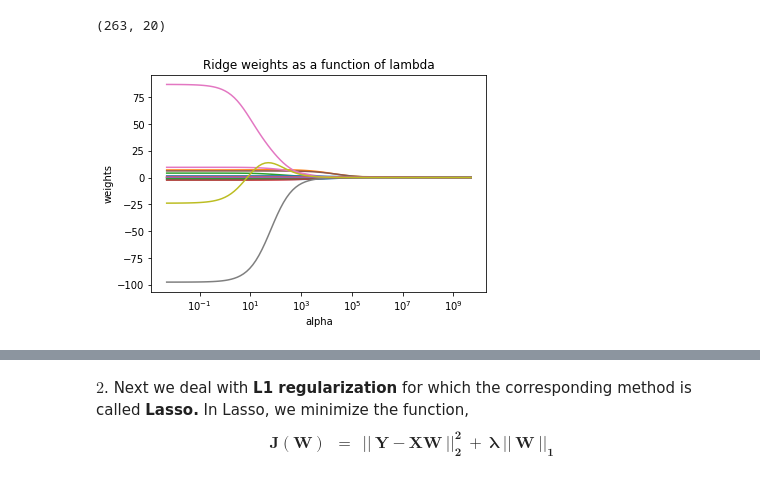
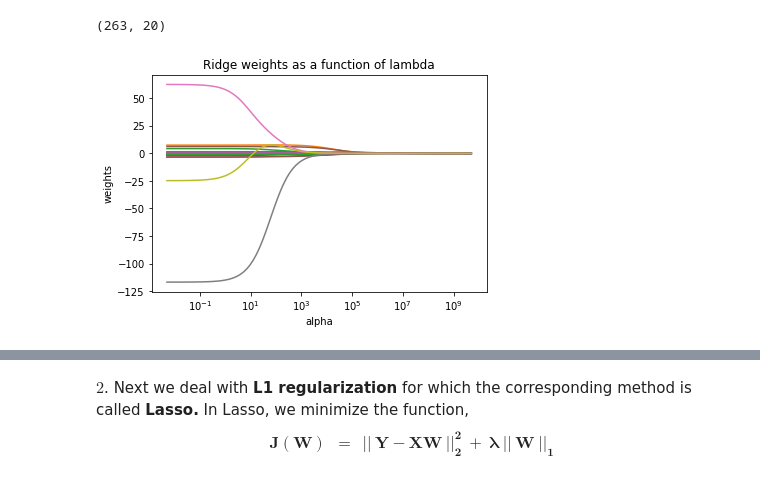
Before and after one commit to zshn25/Neural-Networks-Implementation-Application, a Jupyter notebook: nniaassignment6final.ipynb, the cells around one changed output, grey strips where cells are left out. Cells and saved outputs as stored; diff of their text form; code cells hidden in the pictures.

```diff
--- a/nniaassignment6final.ipynb
+++ b/nniaassignment6final.ipynb
@@ -68,34 +68,37 @@ data_indep.shape
 # %%
 # Initialize values for the alphas
 lamdas = 10**np.linspace(10,-2,100)*0.5
 
 # Create a Ridge Object that performs ridge regression
-# ridge = Ridge(lamdas)
+ridge = Ridge()
 
 # Create list to hold ridge weights
 weights = []
+intercept =[]
 
 # Iterate over all lamdas, performing data fitting with ridge regression
 # and find the corresponding co-efficients
 X = data_indep.drop("Player", axis=1)
 
 Y = salary
 
 for i in lamdas:
-    ridge = Ridge(alpha = i, fit_intercept=False)
+
+    ridge.set_params(alpha = i)
     ridge.fit(X, Y)
     weights.append(ridge.coef_)
+    intercept.append(ridge.intercept_)
 
 # Generate the plot
 ax = plt.gca()
 ax.plot(lamdas, weights)
 
 ax.set_xscale('log')
-plt.axis('tight')
+#plt.axis('tight')
 
 # Name the plot
 plt.xlabel('alpha')
 plt.ylabel('weights')
 plt.title('Ridge weights as a function of lambda');
 # %% [output]
-[figure, old version]
+[figure, new version]
```
Also changed, not shown: parts of 5 cells of this notebook.
